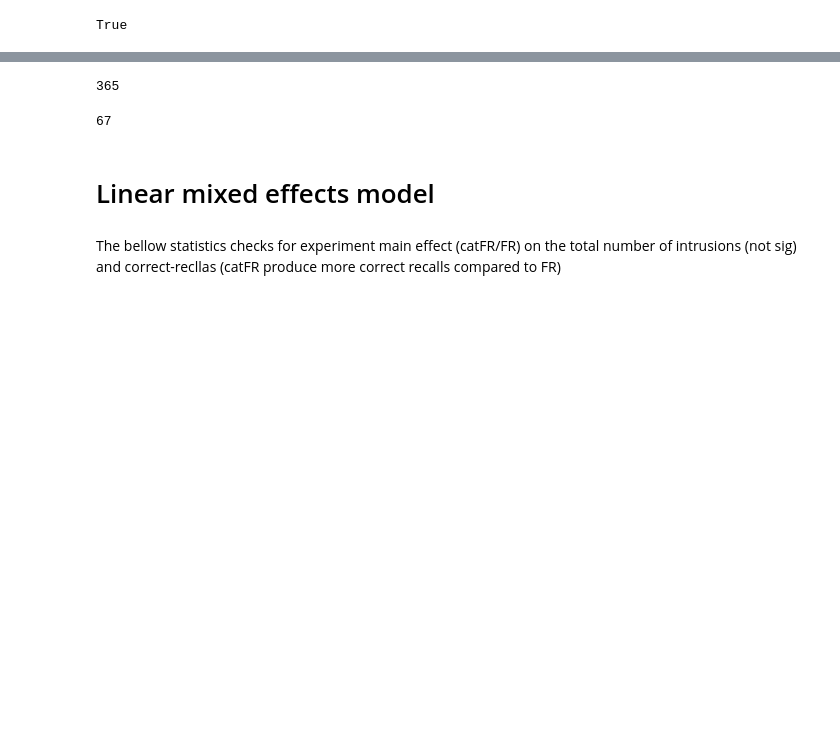
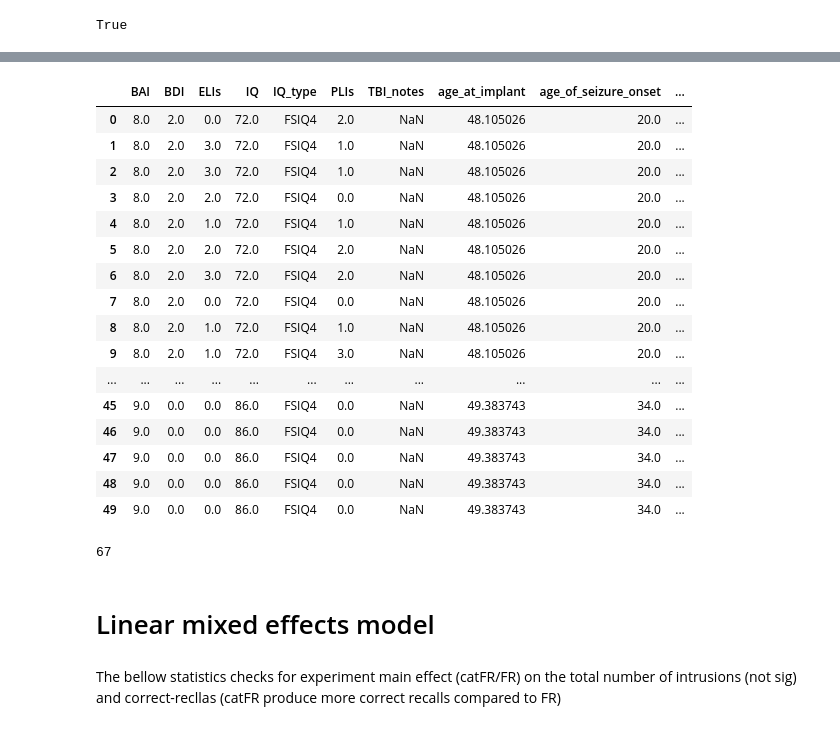
Before and after one commit to NoaHerz/Mental_health, a Jupyter notebook: MH_Master.ipynb, the cells around one changed output, grey strips where cells are left out. Drawn from its saved outputs; the diff is of its cells as text; code cells hidden in the pictures; blank space fills up the shorter version.

```diff
--- a/MH_Master.ipynb
+++ b/MH_Master.ipynb
@@ -382,10 +377,79 @@ removed row = 159 R1100D FR1 due to no valid recalls
 | 48 | NaN | NaN | 6.0 | 113.0 | FSIQ4 | 8.0 | MVA due to sz while driving | 51.258981 | 42.0 | ... |
 | 49 | NaN | NaN | 7.0 | 113.0 | FSIQ4 | 9.0 | MVA due to sz while driving | 51.258981 | 42.0 | ... |
 # %%
-# len(df_master)
-len(df_master['subject'].unique())
+#BEGINNING OF LIST LEVEL ANALYSES: THIS CELL TAKES A COUPLE OF MINUTES TO PARSE THROUGH ALL LISTS! Better way to do this? @Noa
+df_list_master = pd.DataFrame([])
+#Create master dataframe of important LIST stats, demographics, and neuropsych
+for i in list_df.index:
+    try:
+        sub = list_df.iloc[i]['subject']
+        eli = list_df.iloc[i]['number of extra-list intrusions']
+        pli = list_df.iloc[i]['number of prior-list intrusions']
+        correc = list_df.iloc[i]['number of correct recalls']
+        allrec = eli+pli+correc
+        listnum = list_df.iloc[i]['list']
+        session = list_df.iloc[i]['session']
+        exp = list_df.iloc[i]['experiment']
+
+#         if allrec > 0: #remove sessions with no valid recalls
+        df_list_master = df_list_master.append({
+            'subject':sub,
+            'experiment':exp,
+            'list':listnum,
+            'session':session,
+            'correct_recalls':correc,
+            'ELIs':eli,
+            'PLIs':pli,
+            'total_ints': eli+pli,
+            'all_recalls':allrec,
+            'BAI':master[master['subject']==sub]['BAI'].item(),
+            'BDI':master[master['subject']==sub]['BDI'].item(),
+            'site':master[master['subject']==sub]['Study site'].item(),
+            'gender':master[master['subject']==sub]['Gender'].item(),
+            'years_of_education':master[master['subject']==sub]['Years of Education'].item(),
+            'age_of_seizure_onset':master[master['subject']==sub]['Age of seizure onset'].item(),
+            'age_at_implant':master[master['subject']==sub]['Age at Implant (calculated)'].item(),
+            'implant_date':master[master['subject']==sub]['Phase II Implant Date'].item(),
+            'reimplant_date':master[master['subject']==sub]['Phase III Implant Date '].item(),
+            'TBI_notes':master[master['subject']==sub]['Traumatic Brain Injury (TBI) Notes'].item(),
+            'binary_TBI':pd.isnull(master[master['subject']==sub]['Traumatic Brain Injury (TBI) Notes'].item()),
+            'date_of_neuropsych_report':master[master['subject']==sub]['Date of Pre-operative Report'].item(),
+            'IQ':master[master['subject']==sub]['IQ'].item(),
+            'depression':master[master['subject']==sub]['depression'].item(),
+            'anxiety':master[master['subject']==sub]['anxiety'].item(),
+            'IQ_type':master[master['subject']==sub]['IQ type'].item(),
+            'dep_type':master[master['subject']==sub]['dep type'].item(),
+            'anx_type':master[master['subject']==sub]['anx type'].item(),
+            'binary_prior_neuro': pd.isnull(master[master['subject']==sub]['Prior Neurosurgical Procedures (can select more than one)'].item()),
+            'prior_neurosurgical_procedures':master[master['subject']==sub]['Prior Neurosurgical Procedures (can select more than one)'].item(),
+        }, ignore_index = True)
+#         else:
+#             print('removed row =', i, sub, exp, 'due to no valid recalls')
+    except:
+        print('failed for row =', i, sub, exp)
+# df_master = df_master.dropna(subset=['BAI', 'BDI'], how='all') #drop sessions from subjects that have neither score
+
+### In df_master: Phase III implant refers to a reimplantation of a subject (rare),
+### binary_TBI = 1 when sub did NOT have TBI notes, binary_prior_neuro = 1 when sub did NOT have prior neurosurg notes
+df_list_master[:50]
 # %% [output]
-365
+|  | BAI | BDI | ELIs | IQ | IQ_type | PLIs | TBI_notes | age_at_implant | age_of_seizure_onset | ... |
+| 0 | 8.0 | 2.0 | 0.0 | 72.0 | FSIQ4 | 2.0 | NaN | 48.105026 | 20.0 | ... |
+| 1 | 8.0 | 2.0 | 3.0 | 72.0 | FSIQ4 | 1.0 | NaN | 48.105026 | 20.0 | ... |
+| 2 | 8.0 | 2.0 | 3.0 | 72.0 | FSIQ4 | 1.0 | NaN | 48.105026 | 20.0 | ... |
+| 3 | 8.0 | 2.0 | 2.0 | 72.0 | FSIQ4 | 0.0 | NaN | 48.105026 | 20.0 | ... |
+| 4 | 8.0 | 2.0 | 1.0 | 72.0 | FSIQ4 | 1.0 | NaN | 48.105026 | 20.0 | ... |
+| 5 | 8.0 | 2.0 | 2.0 | 72.0 | FSIQ4 | 2.0 | NaN | 48.105026 | 20.0 | ... |
+| 6 | 8.0 | 2.0 | 3.0 | 72.0 | FSIQ4 | 2.0 | NaN | 48.105026 | 20.0 | ... |
+| 7 | 8.0 | 2.0 | 0.0 | 72.0 | FSIQ4 | 0.0 | NaN | 48.105026 | 20.0 | ... |
+| 8 | 8.0 | 2.0 | 1.0 | 72.0 | FSIQ4 | 1.0 | NaN | 48.105026 | 20.0 | ... |
+| 9 | 8.0 | 2.0 | 1.0 | 72.0 | FSIQ4 | 3.0 | NaN | 48.105026 | 20.0 | ... |
+| ... | ... | ... | ... | ... | ... | ... | ... | ... | ... | ... |
+| 45 | 9.0 | 0.0 | 0.0 | 86.0 | FSIQ4 | 0.0 | NaN | 49.383743 | 34.0 | ... |
+| 46 | 9.0 | 0.0 | 0.0 | 86.0 | FSIQ4 | 0.0 | NaN | 49.383743 | 34.0 | ... |
+| 47 | 9.0 | 0.0 | 0.0 | 86.0 | FSIQ4 | 0.0 | NaN | 49.383743 | 34.0 | ... |
+| 48 | 9.0 | 0.0 | 0.0 | 86.0 | FSIQ4 | 0.0 | NaN | 49.383743 | 34.0 | ... |
+| 49 | 9.0 | 0.0 | 0.0 | 86.0 | FSIQ4 | 0.0 | NaN | 49.383743 | 34.0 | ... |
 # %%
 #Checking number of subjects included from different sites
 sub_ar = df_master['subject'].unique()
```
Also changed, not shown: parts of 7 cells of this notebook, 4 other files.
